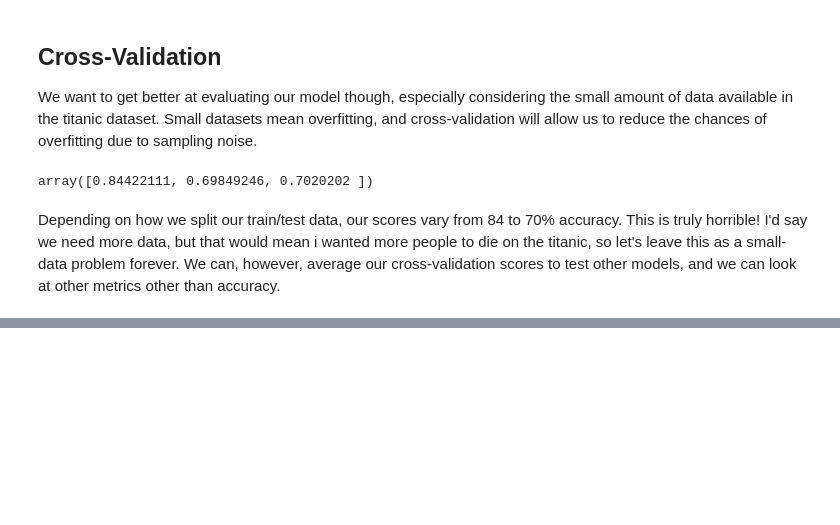
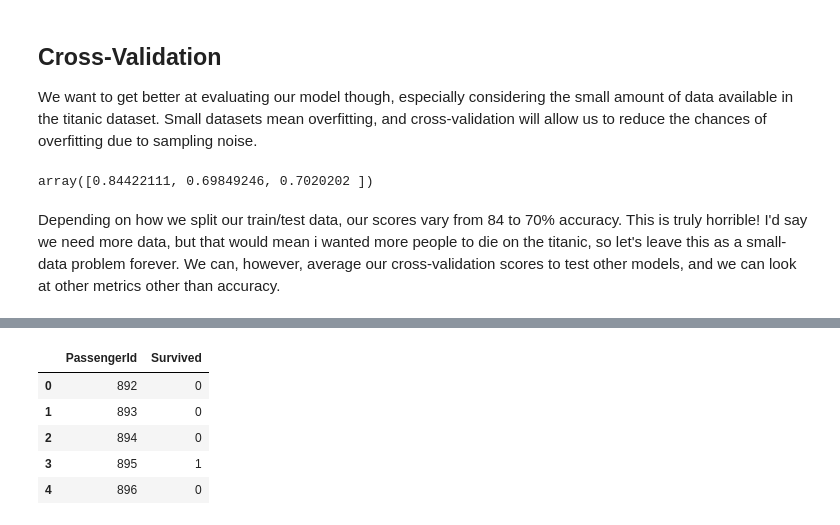
Before and after one commit to mikeusru/scikit-learn-training, a Jupyter notebook: kaggle_titanic_prediction.ipynb, the cells around one changed output, grey strips where cells are left out. Cells and saved outputs as stored; diff of their text form; code cells hidden in the pictures; blank space fills up the shorter version.

```diff
--- a/kaggle_titanic_prediction.ipynb
+++ b/kaggle_titanic_prediction.ipynb
@@ -491,0 +546,6 @@ Depending on how we split our train/test data, our scores vary from 84 to 70% ac
+# %%
+y_train = train_df['Survived'].values
+train_df.drop(columns=['Survived'], inplace=True)
+
+titanic_prepared_train = full_pipeline.fit_transform(train_df)
+titanic_prepared_test = full_pipeline.transform(validation_df)
@@ -491,0 +556,2 @@ Depending on how we split our train/test data, our scores vary from 84 to 70% ac
+# %%
+forest_clf.fit(titanic_prepared_train, y_train)
@@ -491,0 +567,3 @@ Depending on how we split our train/test data, our scores vary from 84 to 70% ac
+# %%
+y_pred = forest_clf.predict(titanic_prepared_test)
+y_pred
@@ -491,0 +594,12 @@ Depending on how we split our train/test data, our scores vary from 84 to 70% ac
+# %%
+results_df = pd.DataFrame(validation_df['PassengerId'])
+results_df['Survived'] = y_pred
+# %%
+results_df.head()
+# %% [output]
+|  | PassengerId | Survived |
+| 0 | 892 | 0 |
+| 1 | 893 | 0 |
+| 2 | 894 | 0 |
+| 3 | 895 | 1 |
+| 4 | 896 | 0 |
```
Also changed, not shown: parts of 17 cells of this notebook.
